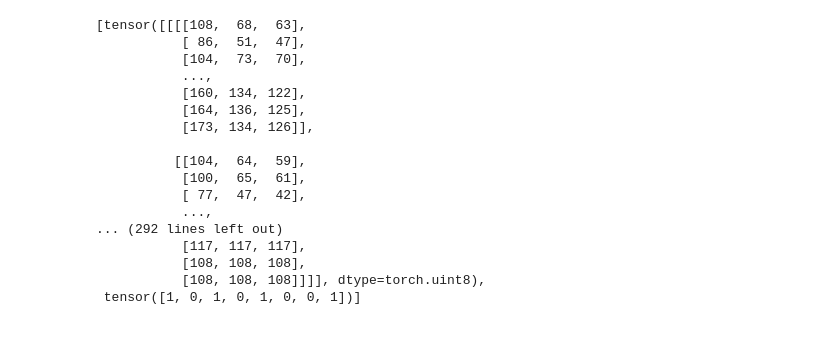
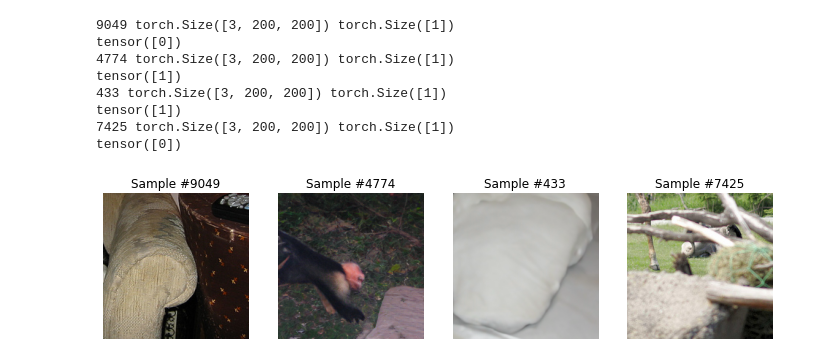
Before and after one commit to BoTZ-TND/VIPCup-2022, a Jupyter notebook: Dataloader.ipynb, the cells around one changed output. Cells and saved outputs as stored; diff of their text form; code cells hidden in the pictures; blank space fills up the shorter version.

```diff
--- a/Dataloader.ipynb
+++ b/Dataloader.ipynb
@@ -79,23 +104,28 @@ test_ds = VIPDataset(test_list,labels,"Minor/data")
 train_dl = construct_dataloder(train_ds, 8, shuffle=True, num_workers=2)
 val_dl = construct_dataloder(val_ds, 8, shuffle=True, num_workers=2)
 test_dl = construct_dataloder(test_ds, 8, shuffle=True, num_workers=2)
-# %%
-next(iter(train_dl))
-# %% [output]
-[tensor([[[[108,  68,  63],
-           [ 86,  51,  47],
-           [104,  73,  70],
-           ...,
-           [160, 134, 122],
-           [164, 136, 125],
-           [173, 134, 126]],
-
-          [[104,  64,  59],
-           [100,  65,  61],
-           [ 77,  47,  42],
-           ...,
-... (292 lines left out)
-           [117, 117, 117],
-           [108, 108, 108],
-           [108, 108, 108]]]], dtype=torch.uint8),
- tensor([1, 0, 1, 0, 1, 0, 0, 1])]
+# %%
+plt.figure(figsize=(12,4))
+for j, i in enumerate(random.sample(set(range(len(train_ds))), 4)):
+    sample_image, sample_label = train_ds[i]
+    print(i, sample_image.shape, sample_label.shape)
+
+    ax = plt.subplot(1, 4, j + 1)
+#     plt.tight_layout()
+    ax.set_title('Sample #{}'.format(i))
+    ax.axis('off')
+    ax.imshow(np.transpose(sample_image, (1, 2, 0)))
+    print(sample_label)
+    if i == 3:
+        plt.show()
+        break
+# %% [output]
+9049 torch.Size([3, 200, 200]) torch.Size([1])
+tensor([0])
+4774 torch.Size([3, 200, 200]) torch.Size([1])
+tensor([1])
+433 torch.Size([3, 200, 200]) torch.Size([1])
+tensor([1])
+7425 torch.Size([3, 200, 200]) torch.Size([1])
+tensor([0])
+[figure, added]
```
Also changed, not shown: parts of 6 cells of this notebook.
